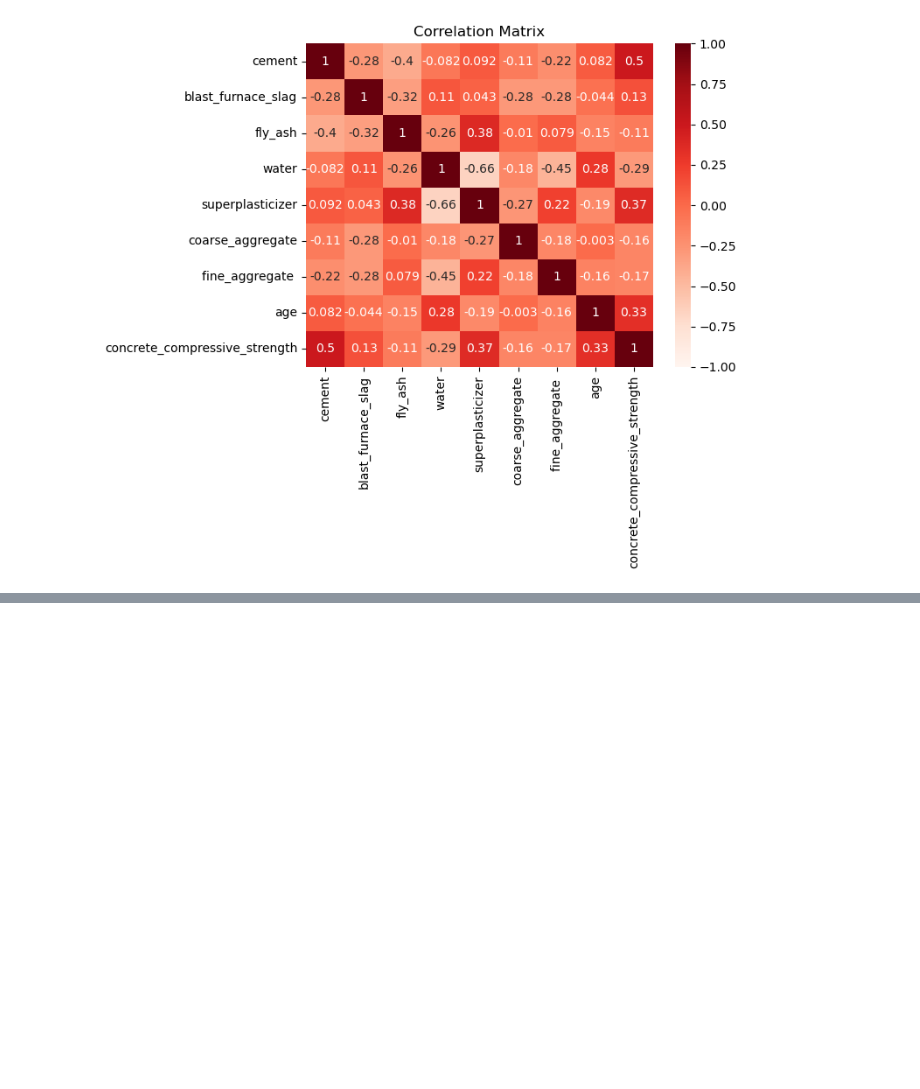
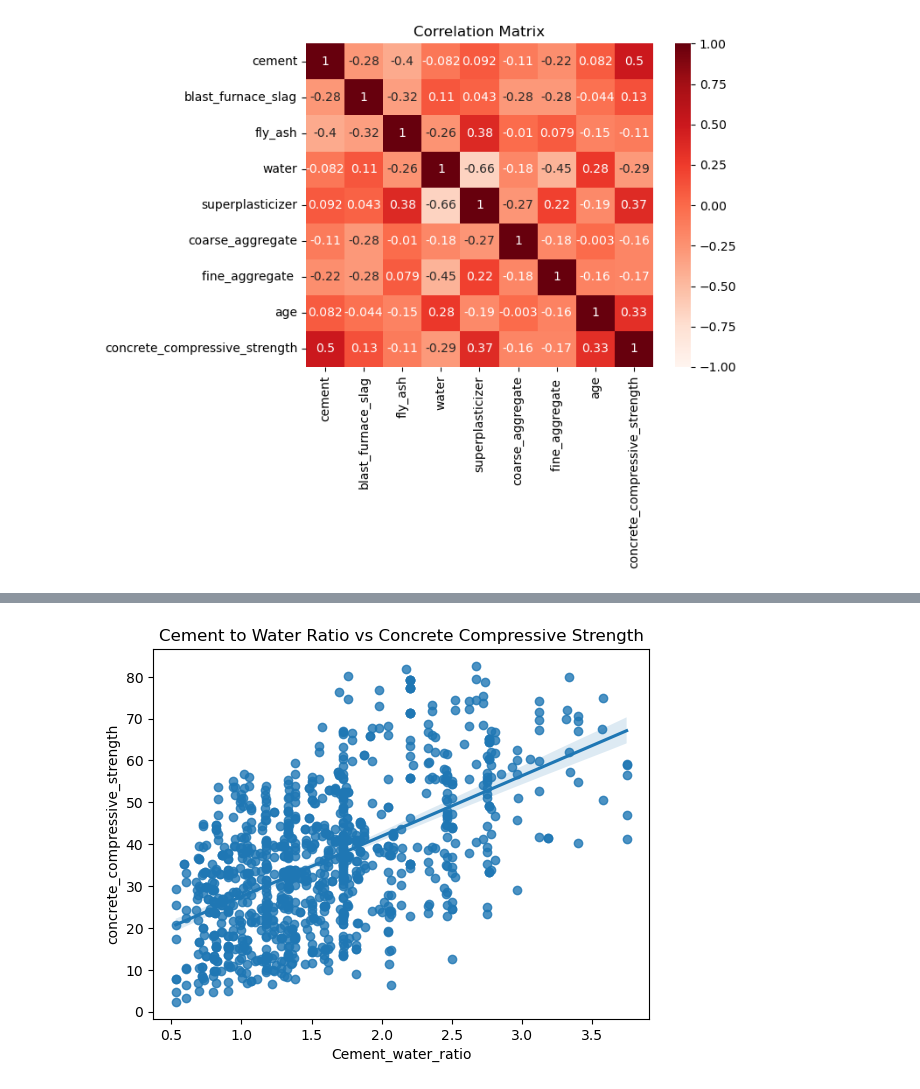
Before and after one commit to mukeshmagar543/CementCompositeStrength_PredictionModel, a Jupyter notebook: model.ipynb, the cells around one changed output, grey strips where cells are left out. Cells and saved outputs as stored; diff of their text form; code cells hidden in the pictures; blank space fills up the shorter version.

```diff
--- a/model.ipynb
+++ b/model.ipynb
@@ -104,0 +163,6 @@ plt.show()
+# %%
+sns.regplot(x = df['Cement_water_ratio'], y = df['concrete_compressive_strength'])
+plt.title('Cement to Water Ratio vs Concrete Compressive Strength')
+plt.show()
+# %% [output]
+[figure, added]
```
Also changed, not shown: parts of 13 cells of this notebook.
